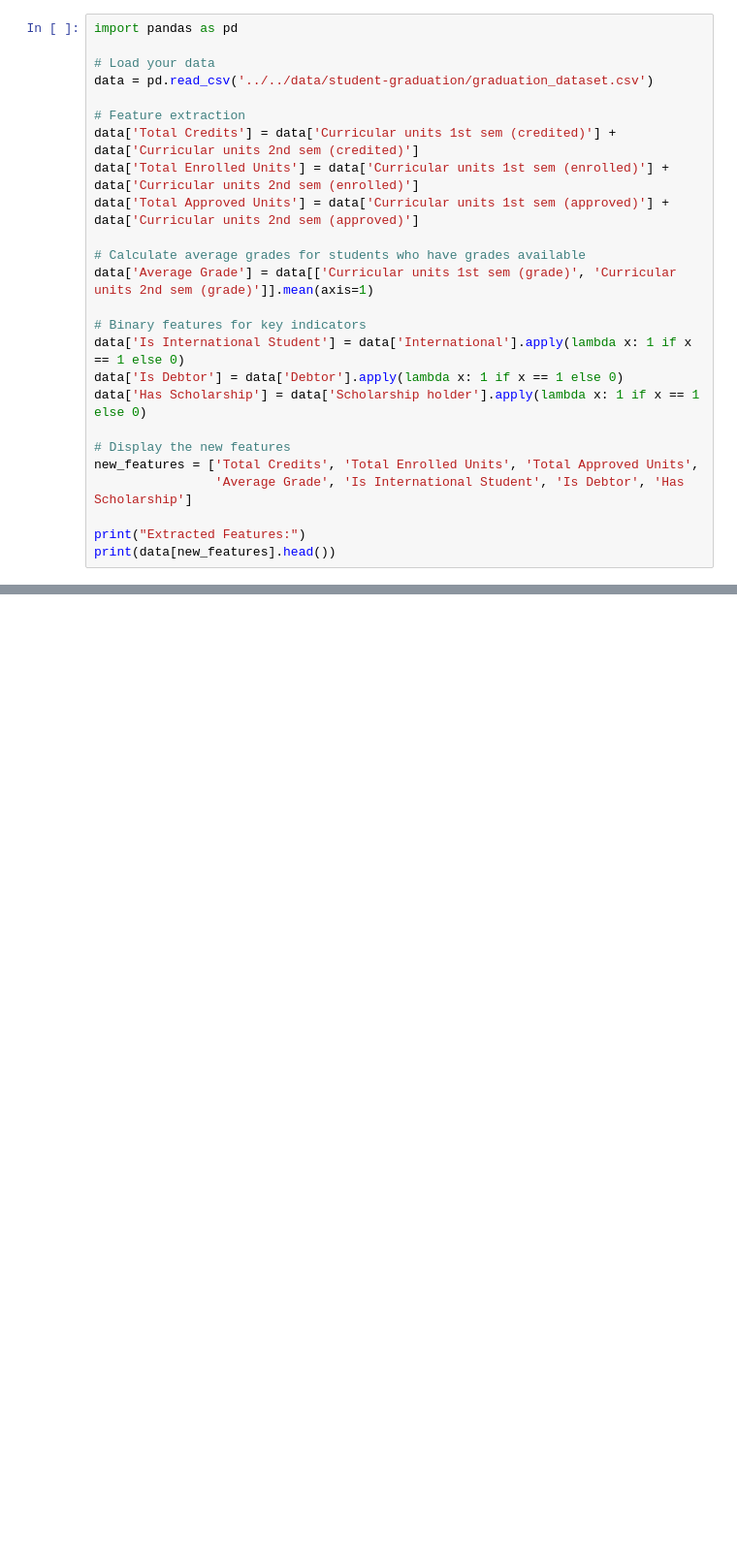
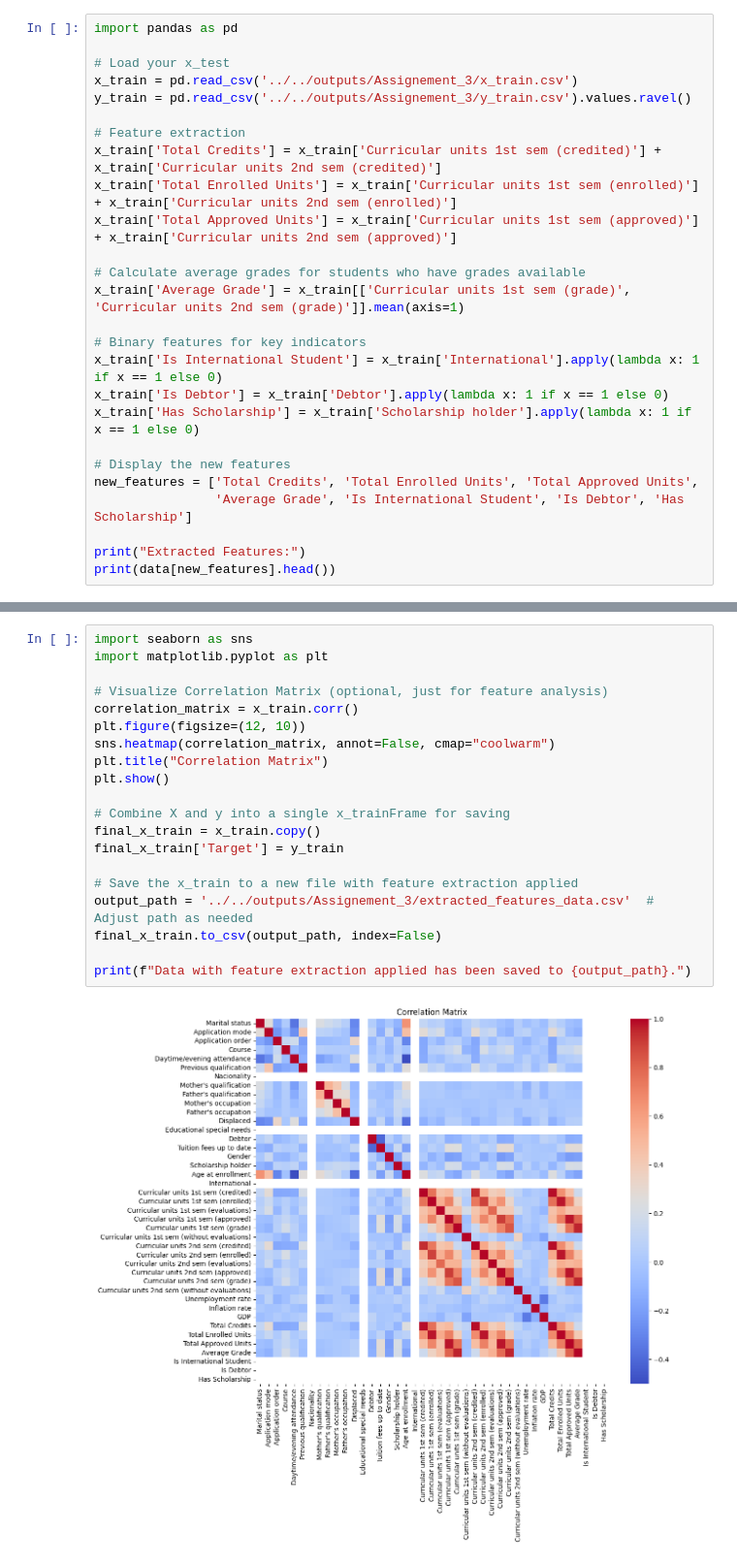
Before and after one commit to progdaddy/IT3212, a Jupyter notebook: notebook/Assignment_3/feature_extraction.ipynb, the cells around one changed output, grey strips where cells are left out. Shown: that part at 97% size. Cells and saved outputs as stored; diff of their text form; blank space fills up the shorter version.

Commit message:
start changing the data and keeping it

```diff
--- a/notebook/Assignment_3/feature_extraction.ipynb
+++ b/notebook/Assignment_3/feature_extraction.ipynb
@@ -1,21 +1,22 @@
 # %%
 import pandas as pd
 
-# Load your data
-data = pd.read_csv('../../data/student-graduation/graduation_dataset.csv')
+# Load your x_test
+x_train = pd.read_csv('../../outputs/Assignement_3/x_train.csv')
+y_train = pd.read_csv('../../outputs/Assignement_3/y_train.csv').values.ravel()
 
 # Feature extraction
-data['Total Credits'] = data['Curricular units 1st sem (credited)'] + data['Curricular units 2nd sem (credited)']
-data['Total Enrolled Units'] = data['Curricular units 1st sem (enrolled)'] + data['Curricular units 2nd sem (enrolled)']
-data['Total Approved Units'] = data['Curricular units 1st sem (approved)'] + data['Curricular units 2nd sem (approved)']
+x_train['Total Credits'] = x_train['Curricular units 1st sem (credited)'] + x_train['Curricular units 2nd sem (credited)']
+x_train['Total Enrolled Units'] = x_train['Curricular units 1st sem (enrolled)'] + x_train['Curricular units 2nd sem (enrolled)']
+x_train['Total Approved Units'] = x_train['Curricular units 1st sem (approved)'] + x_train['Curricular units 2nd sem (approved)']
 
 # Calculate average grades for students who have grades available
-data['Average Grade'] = data[['Curricular units 1st sem (grade)', 'Curricular units 2nd sem (grade)']].mean(axis=1)
+x_train['Average Grade'] = x_train[['Curricular units 1st sem (grade)', 'Curricular units 2nd sem (grade)']].mean(axis=1)
 
 # Binary features for key indicators
-data['Is International Student'] = data['International'].apply(lambda x: 1 if x == 1 else 0)
-data['Is Debtor'] = data['Debtor'].apply(lambda x: 1 if x == 1 else 0)
-data['Has Scholarship'] = data['Scholarship holder'].apply(lambda x: 1 if x == 1 else 0)
+x_train['Is International Student'] = x_train['International'].apply(lambda x: 1 if x == 1 else 0)
+x_train['Is Debtor'] = x_train['Debtor'].apply(lambda x: 1 if x == 1 else 0)
+x_train['Has Scholarship'] = x_train['Scholarship holder'].apply(lambda x: 1 if x == 1 else 0)
 
 # Display the new features
 new_features = ['Total Credits', 'Total Enrolled Units', 'Total Approved Units',
@@ -152,0 +42,22 @@ Cumulative explained variance with selected components: 1.00
+# %%
+import seaborn as sns
+import matplotlib.pyplot as plt
+
+# Visualize Correlation Matrix (optional, just for feature analysis)
+correlation_matrix = x_train.corr()
+plt.figure(figsize=(12, 10))
+sns.heatmap(correlation_matrix, annot=False, cmap="coolwarm")
+plt.title("Correlation Matrix")
+plt.show()
+
+# Combine X and y into a single x_trainFrame for saving
+final_x_train = x_train.copy()
+final_x_train['Target'] = y_train
+
+# Save the x_train to a new file with feature extraction applied
+output_path = '../../outputs/Assignement_3/extracted_features_data.csv'  # Adjust path as needed
+final_x_train.to_csv(output_path, index=False)
+
+print(f"Data with feature extraction applied has been saved to {output_path}.")
+# %% [output]
+[figure, added]
```
Also changed, not shown: parts of 5 cells of this notebook, 6 other files.
